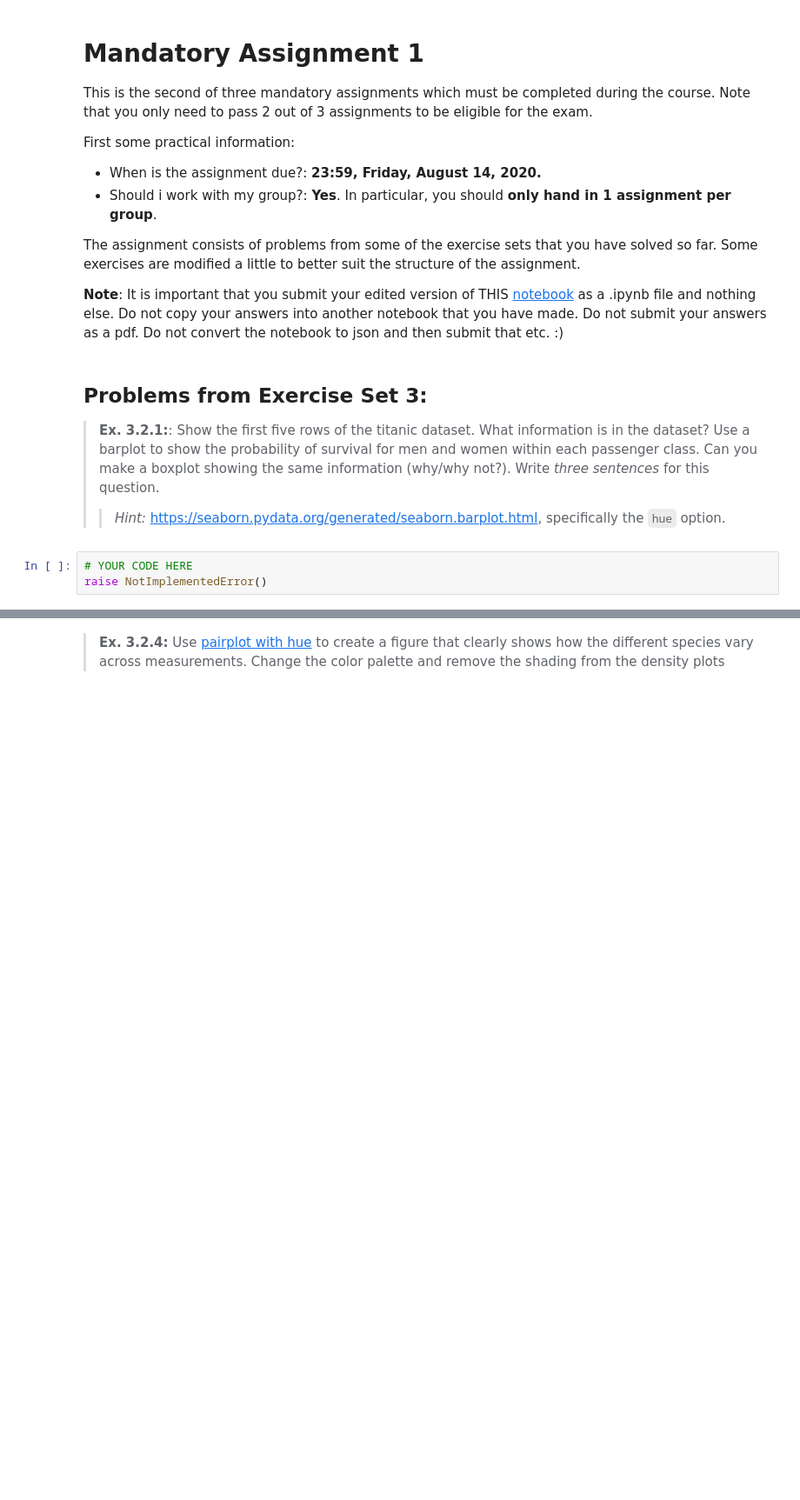
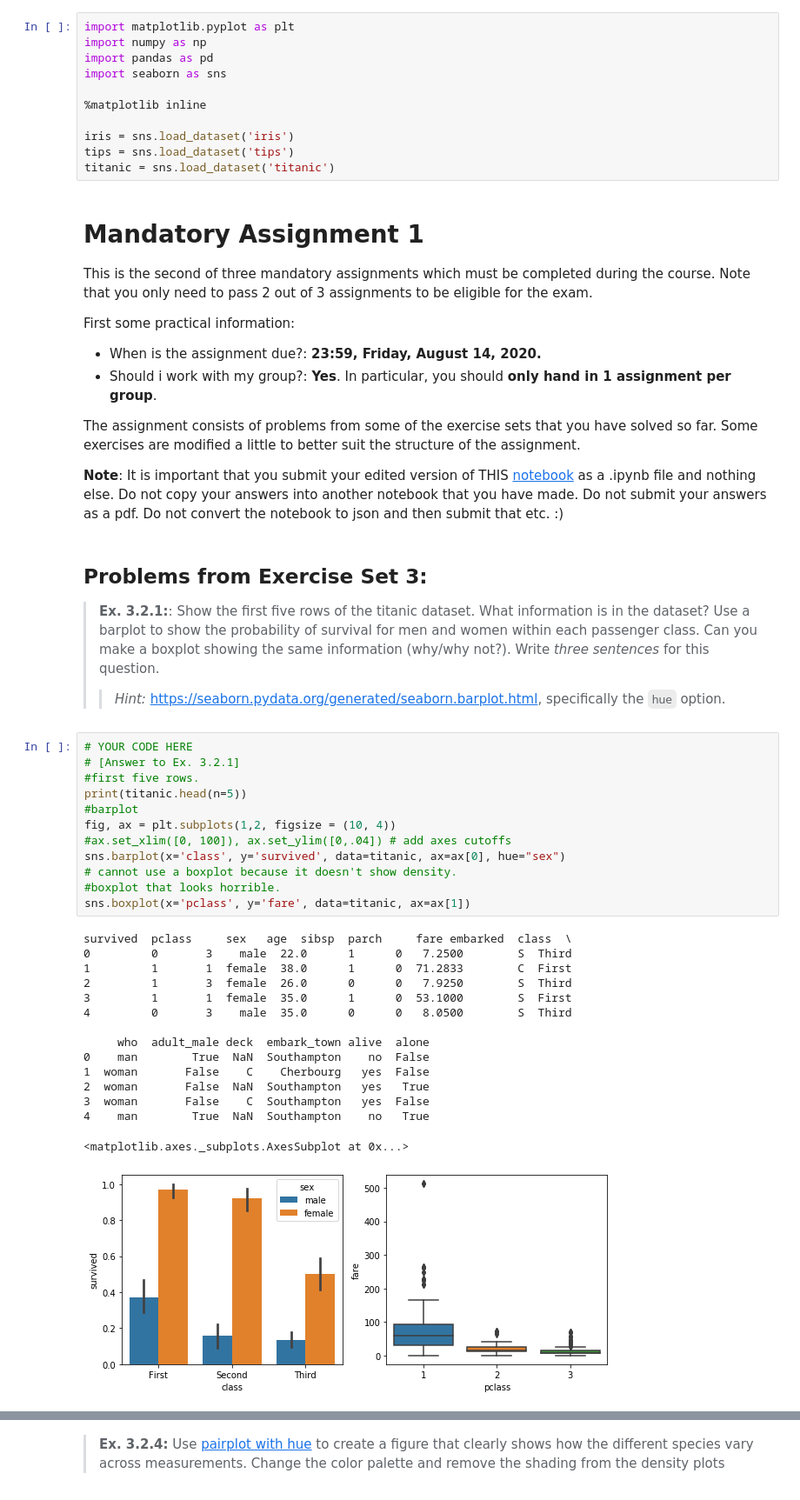
Before and after one commit to isds47/Isds47, a Jupyter notebook: assignment1/assignment_1.ipynb, the cells around one changed output, grey strips where cells are left out. Shown at 87% size. Drawn from its saved outputs; the diff is of its cells as text; blank space fills up the shorter version.

```diff
--- a/assignment1/assignment_1.ipynb
+++ b/assignment1/assignment_1.ipynb
@@ -1,3 +1,14 @@
+# %%
+import matplotlib.pyplot as plt
+import numpy as np
+import pandas as pd
+import seaborn as sns
+
+%matplotlib inline
+
+iris = sns.load_dataset('iris')
+tips = sns.load_dataset('tips')
+titanic = sns.load_dataset('titanic')
 # %% [markdown]
 # Mandatory Assignment 1
 
@@ -18,9 +29,34 @@ The assignment consists of problems from some of the exercise sets that you have
 > **Ex. 3.2.1:**: Show the first five rows of the titanic dataset. What information is in the dataset? Use a barplot to show the probability of survival for men and women within each passenger class. Can you make a boxplot showing the same information (why/why not?). Write _three sentences_ for this question.
 >
 > > _Hint:_ https://seaborn.pydata.org/generated/seaborn.barplot.html, specifically the `hue` option.
-# %%
-# YOUR CODE HERE
-raise NotImplementedError()
+# %%
+# YOUR CODE HERE
+# [Answer to Ex. 3.2.1]
+#first five rows.
+print(titanic.head(n=5))
+#barplot
+fig, ax = plt.subplots(1,2, figsize = (10, 4))
+#ax.set_xlim([0, 100]), ax.set_ylim([0,.04]) # add axes cutoffs
+sns.barplot(x='class', y='survived', data=titanic, ax=ax[0], hue="sex")
+# cannot use a boxplot because it doesn't show density.
+#boxplot that looks horrible.
+sns.boxplot(x='pclass', y='fare', data=titanic, ax=ax[1])
+# %% [output]
+survived  pclass     sex   age  sibsp  parch     fare embarked  class  \
+0         0       3    male  22.0      1      0   7.2500        S  Third
+1         1       1  female  38.0      1      0  71.2833        C  First
+2         1       3  female  26.0      0      0   7.9250        S  Third
+3         1       1  female  35.0      1      0  53.1000        S  First
+4         0       3    male  35.0      0      0   8.0500        S  Third
+
+     who  adult_male deck  embark_town alive  alone
+0    man        True  NaN  Southampton    no  False
+1  woman       False    C    Cherbourg   yes  False
+2  woman       False  NaN  Southampton   yes   True
+3  woman       False    C  Southampton   yes  False
+4    man        True  NaN  Southampton    no   True
+<matplotlib.axes._subplots.AxesSubplot at 0x...>
+[figure, added]
 # %% [markdown]
 > **Ex. 3.2.2:** Using the iris flower dataset, draw a scatterplot of sepal length and petal length. Include a second order polynomial fitted to the data. Add a title to the plot and rename the axis labels to `sepal length` and `sepal width`.
 > _Write 3 sentences:_ Is this a meaningful way to display the data? What could we do differently?
```
Also changed, not shown: parts of 6 cells of this notebook, 1 other file.
